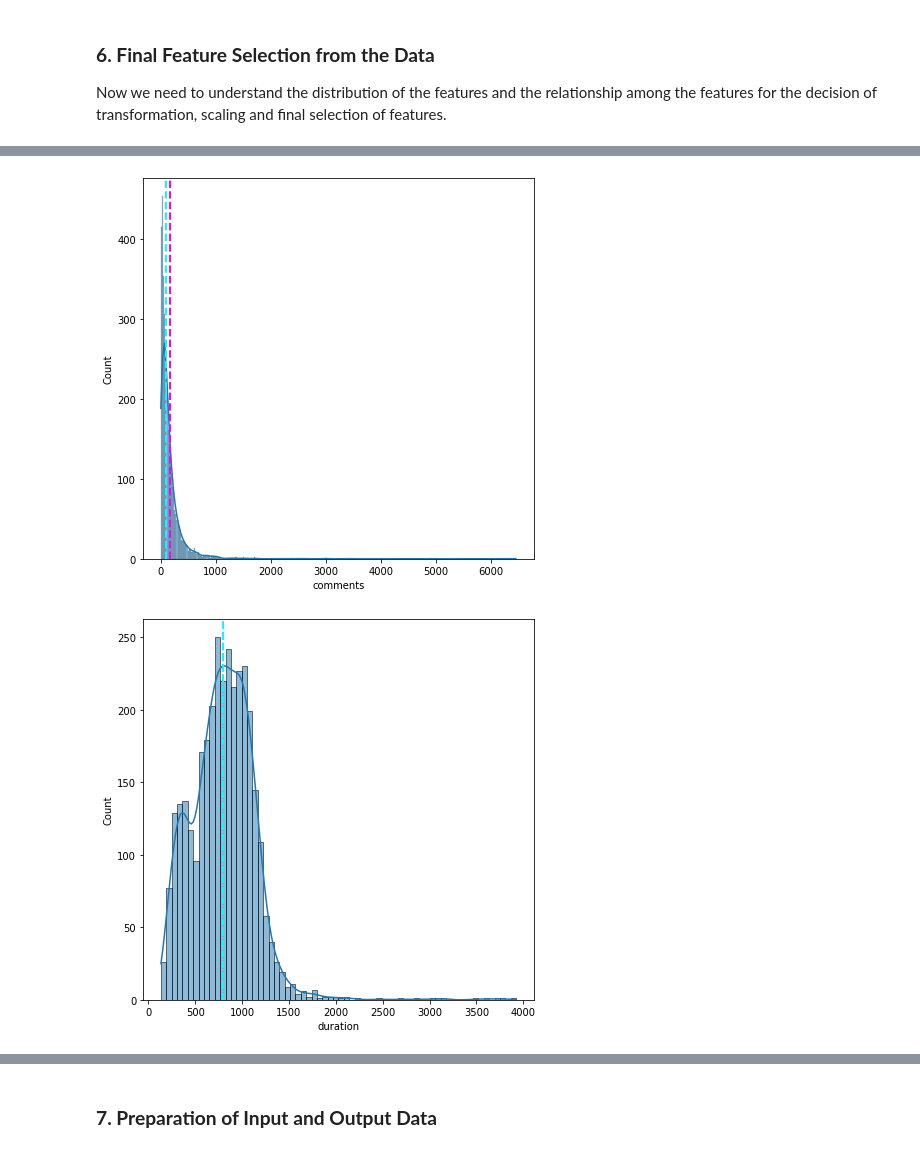
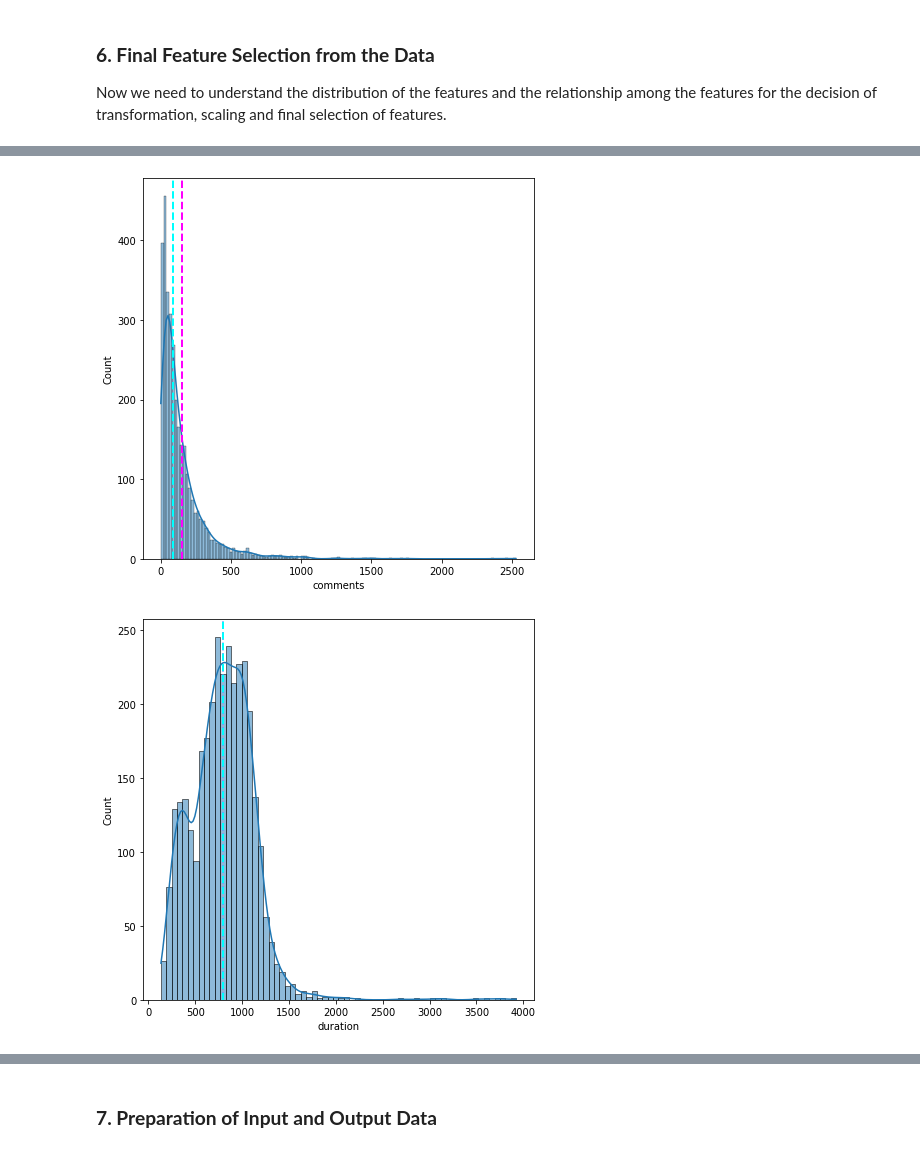
Before and after one commit to prabirdeb/Ted-Talk-Views-Prediction, a Jupyter notebook: Ted_Talk_Views_Prediction.ipynb, the cells around one changed output, grey strips where cells are left out. Saved outputs shown, nothing was run; the diff lists cells and outputs as text; code cells hidden in the pictures.

```diff
--- a/Ted_Talk_Views_Prediction.ipynb
+++ b/Ted_Talk_Views_Prediction.ipynb
@@ -355,0 +430,2 @@ plt.show()
+# %%
+ted_talk_df_clean.drop(['speaker_1','views_mean'],axis=1,inplace=True)
@@ -359,7 +442,7 @@ plt.show()
 While, we are finding out the **general formula** from the experiences, we should identify the outlier or **exceptional observations** for all the important features and keep them aside during the analysis.
 # %%
 # Checking outliers in the features
-for col in ted_talk_df_clean.describe().columns[1:]:
+for col in ted_talk_df_clean.describe().columns[:4]:
   fig = plt.figure(figsize=(7, 7))
   sns.boxplot(ted_talk_df_clean[col])
 plt.show()
@@ -372,0 +458,3 @@ plt.show()
+# %%
+# There are only few experiences with more than 1.4*10^7 views. Thus we can remove these experiences
+ted_talk_df_clean=ted_talk_df_clean[ted_talk_df_clean['views'] < 1.4*10**7]
@@ -372,0 +465,3 @@ plt.show()
+# %%
+# There are only few experiences with more than 2900 comments. Thus we can remove these experiences
+ted_talk_df_clean=ted_talk_df_clean[ted_talk_df_clean['comments'] < 2900]
@@ -393,13 +492,13 @@ plt.show()
 # %%
-# Checking distribution of all numerical independent variables (except views)
-for col in ted_talk_df_clean.describe().columns[1:]:
+# Checking distribution of all numerical independent variables (except views and topics)
+for col in ted_talk_df_clean.describe().columns[1:4]:
     fig = plt.figure(figsize=(7, 7))
     ax = fig.gca()
     feature = ted_talk_df_clean[col]
     sns.histplot(feature, kde=True)
     ax.axvline(feature.mean(), color='magenta', linestyle='dashed', linewidth=2)
     ax.axvline(feature.median(), color='cyan', linestyle='dashed', linewidth=2)
 plt.show()
 # %% [output]
-[figure, old version]
+[figure, new version]
-[figure, old version]
+[figure, new version]
```
Also changed, not shown: parts of 61 cells of this notebook.
